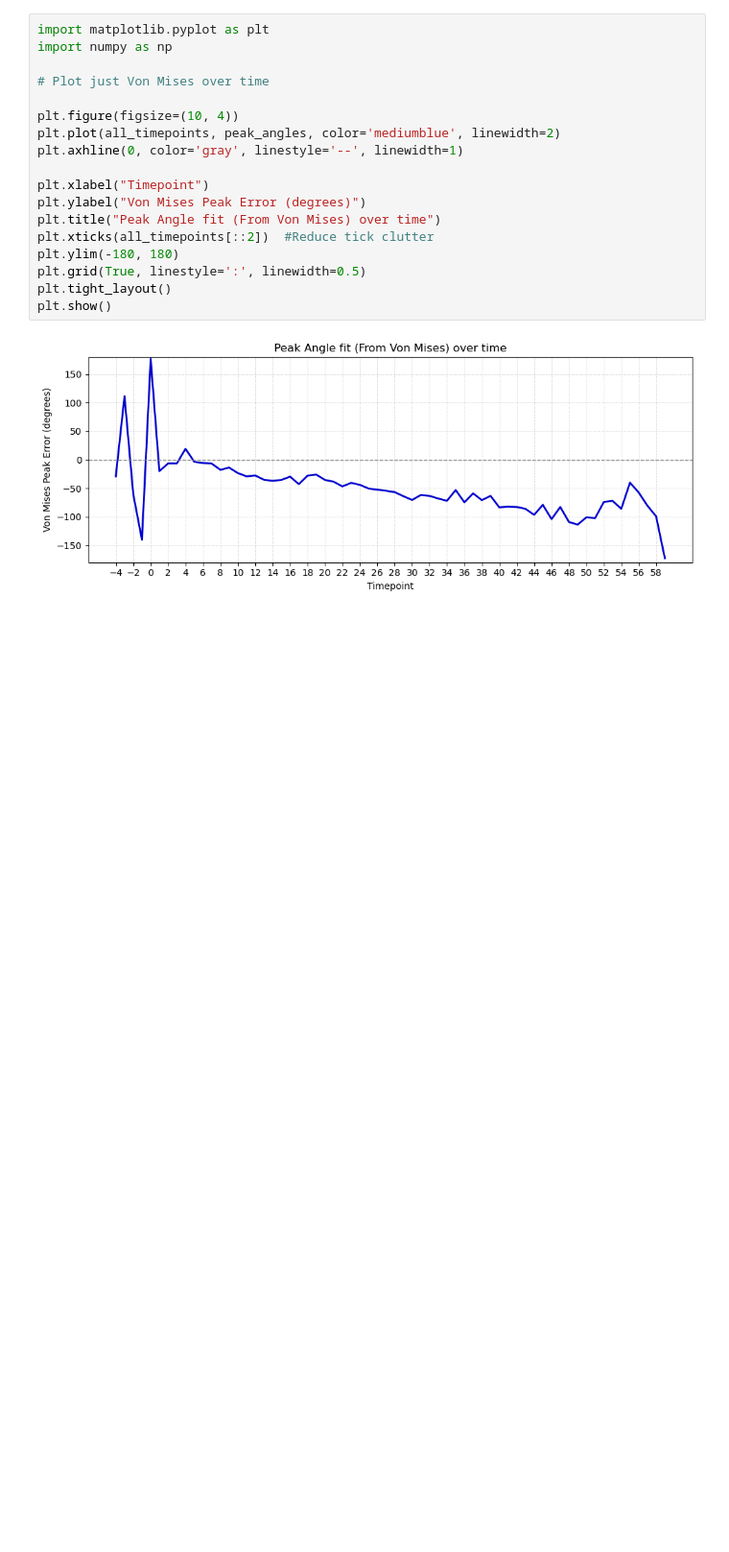
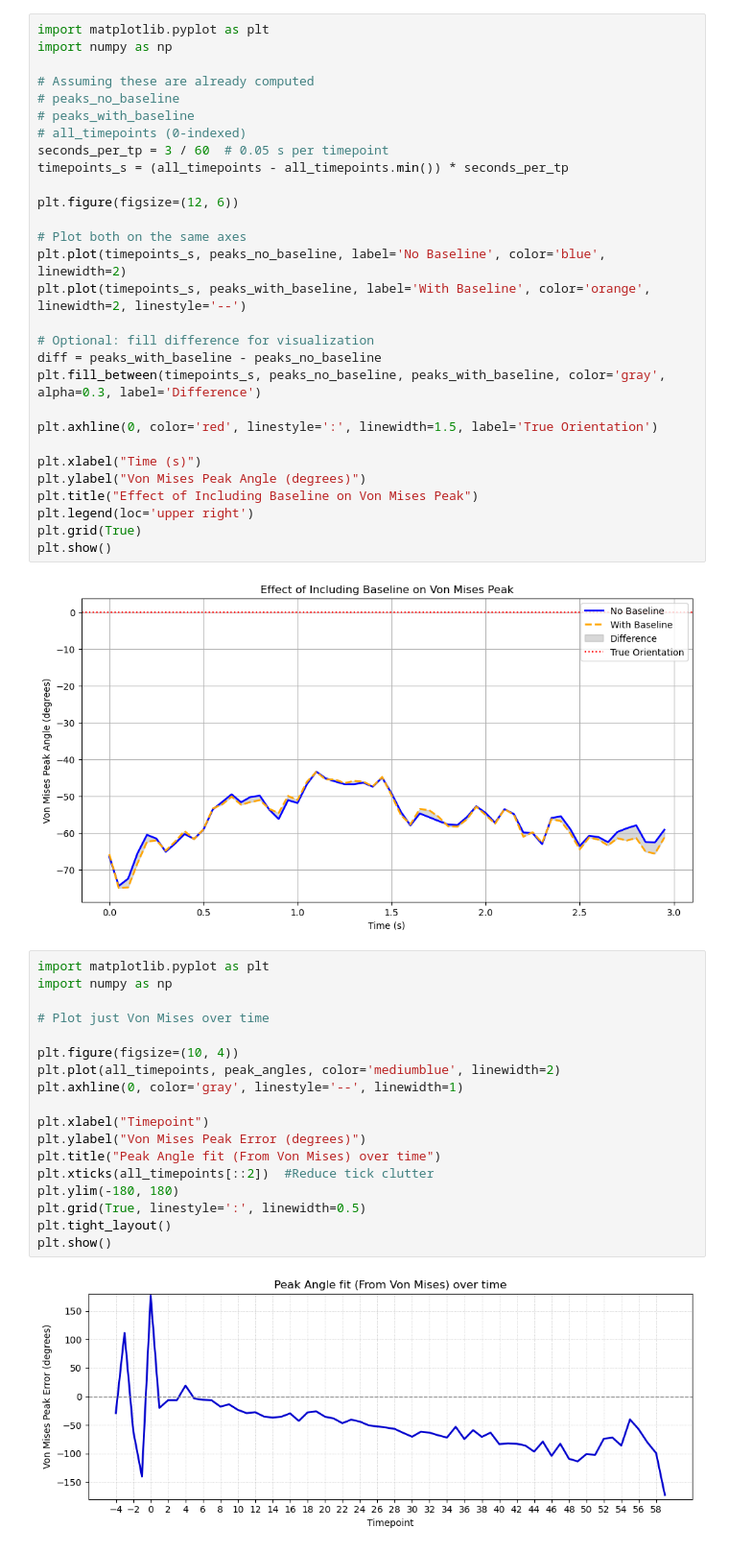
Before and after one commit to sebmonte/Orientation-Imagery, a Jupyter notebook: AnalysisScripts/Step4-Regression/Step4BRegressionAnalysis.ipynb, the cells around one changed output. Shown at 96% size. Drawn from its saved outputs; the diff is of its cells as text; blank space fills up the shorter version.

```diff
--- a/AnalysisScripts/Step4-Regression/Step4BRegressionAnalysis.ipynb
+++ b/AnalysisScripts/Step4-Regression/Step4BRegressionAnalysis.ipynb
@@ -164,3 +219,34 @@ plt.show()
+# %%
+import matplotlib.pyplot as plt
+import numpy as np
+
+# Assuming these are already computed
+# peaks_no_baseline
+# peaks_with_baseline
+# all_timepoints (0-indexed)
+seconds_per_tp = 3 / 60  # 0.05 s per timepoint
+timepoints_s = (all_timepoints - all_timepoints.min()) * seconds_per_tp
+
+plt.figure(figsize=(12, 6))
+
+# Plot both on the same axes
+plt.plot(timepoints_s, peaks_no_baseline, label='No Baseline', color='blue', linewidth=2)
+plt.plot(timepoints_s, peaks_with_baseline, label='With Baseline', color='orange', linewidth=2, linestyle='--')
+
+# Optional: fill difference for visualization
+diff = peaks_with_baseline - peaks_no_baseline
+plt.fill_between(timepoints_s, peaks_no_baseline, peaks_with_baseline, color='gray', alpha=0.3, label='Difference')
+
+plt.axhline(0, color='red', linestyle=':', linewidth=1.5, label='True Orientation')
+
+plt.xlabel("Time (s)")
+plt.ylabel("Von Mises Peak Angle (degrees)")
+plt.title("Effect of Including Baseline on Von Mises Peak")
+plt.legend(loc='upper right')
+plt.grid(True)
+plt.show()
+# %% [output]
+[figure, added]
 # %%
 import matplotlib.pyplot as plt
 import numpy as np
```
Also changed, not shown: parts of 4 cells of this notebook, 9 other files.
